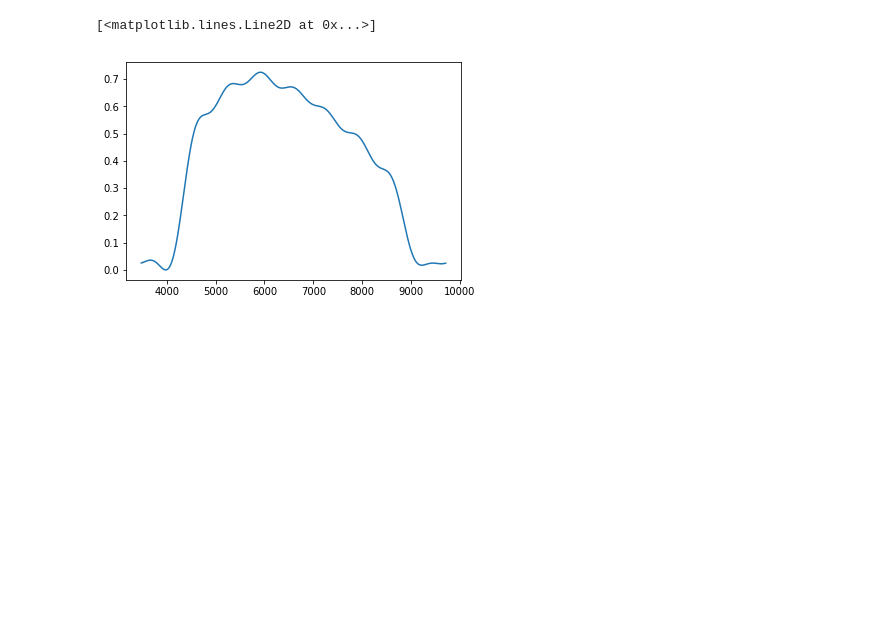
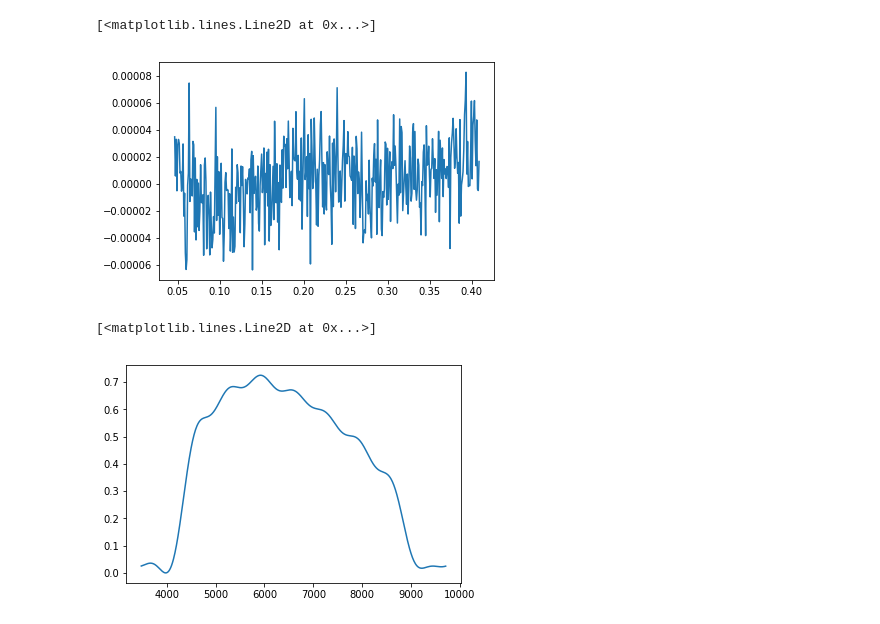
Before and after one commit to bmorris3/kepler7, a Jupyter notebook: browse.ipynb, the cells around one changed output. Saved outputs shown, nothing was run; the diff lists cells and outputs as text; code cells hidden in the pictures; blank space fills up the shorter version.

```diff
--- a/browse.ipynb
+++ b/browse.ipynb
@@ -69,0 +98,5 @@ plt.plot(binned_time, binned_flux, 'k.')
+# %%
+plt.plot(binned_time[:400], )
+# %% [output]
+[<matplotlib.lines.Line2D at 0x...>]
+[figure, added]
```
Also changed, not shown: parts of 15 cells of this notebook.
